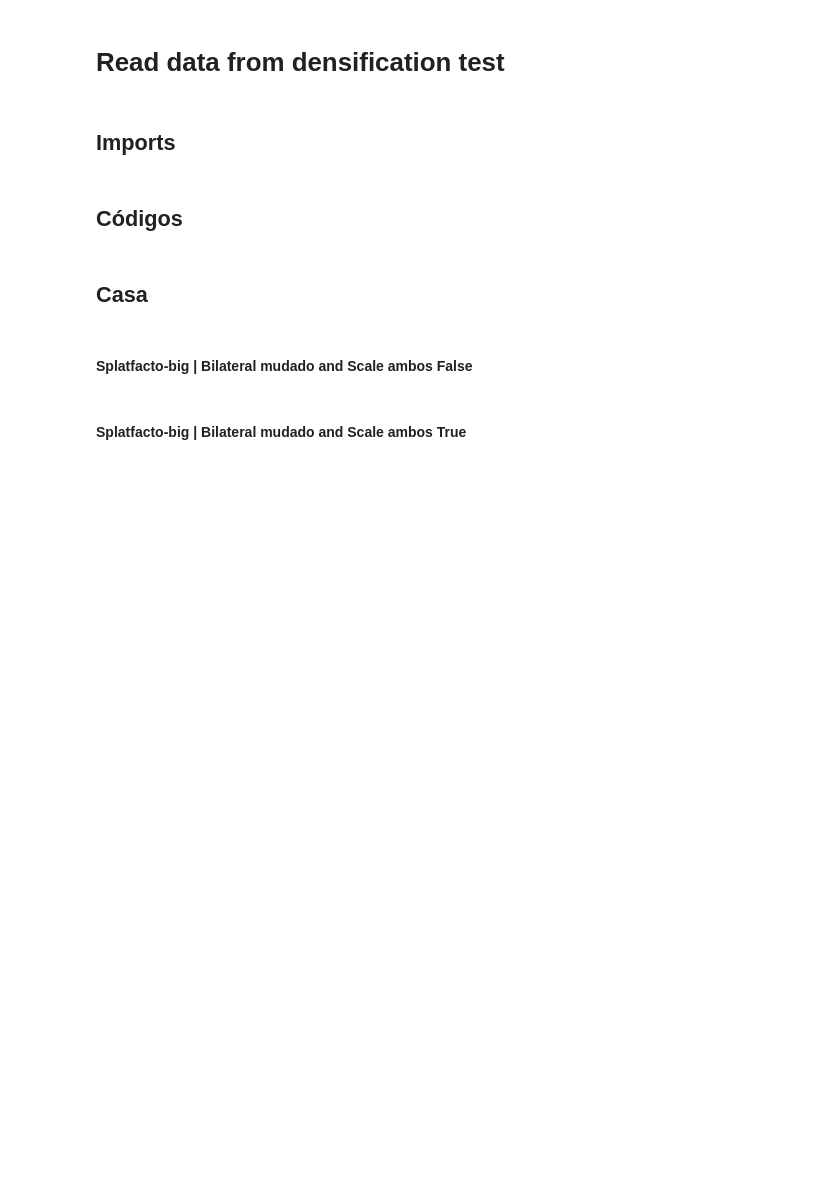
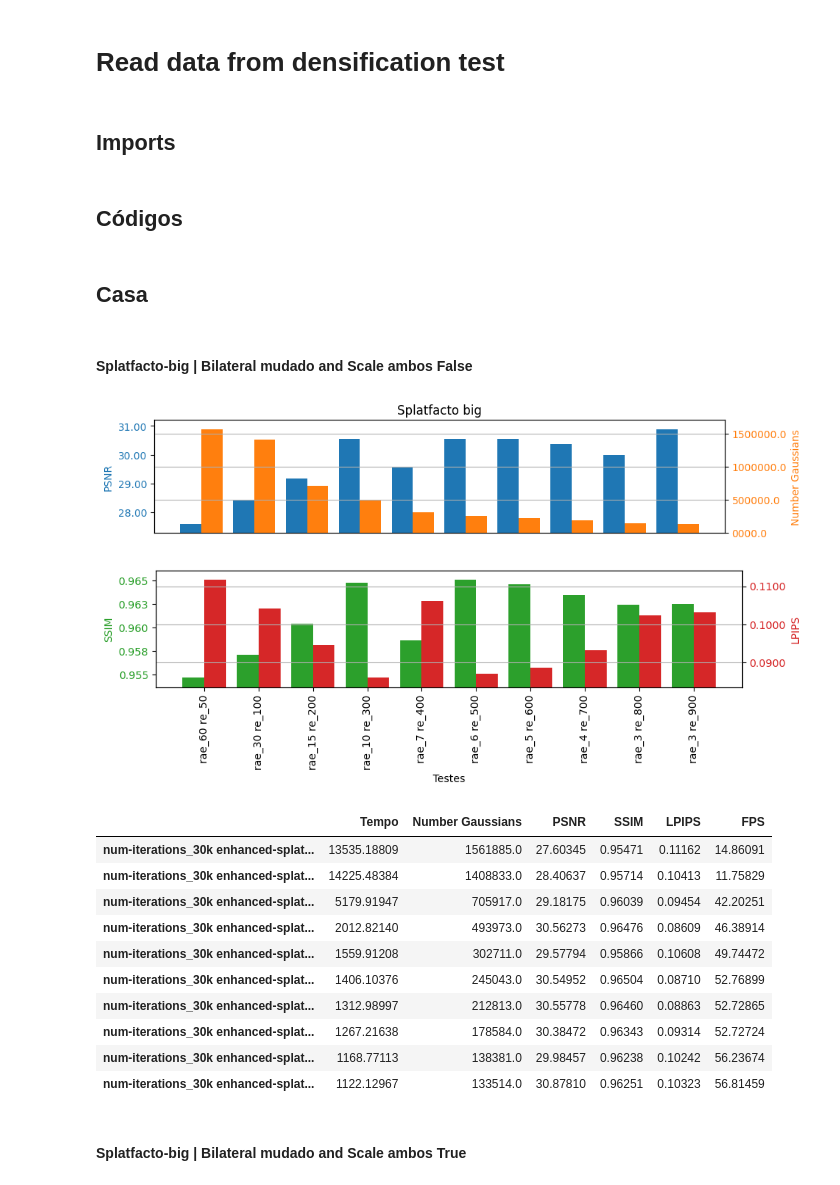
Before and after one commit to TafnesBarbosa/paper_densification, a Jupyter notebook: Resultados.ipynb, the cells around one changed output. Saved outputs shown, nothing was run; the diff lists cells and outputs as text; code cells hidden in the pictures; blank space fills up the shorter version.

```diff
--- a/Resultados.ipynb
+++ b/Resultados.ipynb
@@ -134,9 +134,23 @@ check = '30000'
 # %% [markdown]
 #### Splatfacto-big | Bilateral mudado and Scale ambos False
 # %%
-json_folder = f'/home/tafnes/Documentos/teste_casa/{dataset}_jsons/splatfacto-big bilateral_False'
+json_folder = f'/home/tafnes/Documentos/teste_densification/{dataset}_jsons/splatfacto-big bilateral_False'
 
 get_df(json_folder, es=False, title='Splatfacto big', check=check)
+# %% [output]
+[figure, added]
+[figure, added]
+|  | Tempo | Number Gaussians | PSNR | SSIM | LPIPS | FPS |
+| num-iterations_30k enhanced-splat... | 13535.18809 | 1561885.0 | 27.60345 | 0.95471 | 0.11162 | 14.86091 |
+| num-iterations_30k enhanced-splat... | 14225.48384 | 1408833.0 | 28.40637 | 0.95714 | 0.10413 | 11.75829 |
+| num-iterations_30k enhanced-splat... | 5179.91947 | 705917.0 | 29.18175 | 0.96039 | 0.09454 | 42.20251 |
+| num-iterations_30k enhanced-splat... | 2012.82140 | 493973.0 | 30.56273 | 0.96476 | 0.08609 | 46.38914 |
+| num-iterations_30k enhanced-splat... | 1559.91208 | 302711.0 | 29.57794 | 0.95866 | 0.10608 | 49.74472 |
+| num-iterations_30k enhanced-splat... | 1406.10376 | 245043.0 | 30.54952 | 0.96504 | 0.08710 | 52.76899 |
+| num-iterations_30k enhanced-splat... | 1312.98997 | 212813.0 | 30.55778 | 0.96460 | 0.08863 | 52.72865 |
+| num-iterations_30k enhanced-splat... | 1267.21638 | 178584.0 | 30.38472 | 0.96343 | 0.09314 | 52.72724 |
+| num-iterations_30k enhanced-splat... | 1168.77113 | 138381.0 | 29.98457 | 0.96238 | 0.10242 | 56.23674 |
+| num-iterations_30k enhanced-splat... | 1122.12967 | 133514.0 | 30.87810 | 0.96251 | 0.10323 | 56.81459 |
 # %% [markdown]
 #### Splatfacto-big | Bilateral mudado and Scale ambos True
 # %%
```
Also changed, not shown: parts of 8 cells of this notebook, 2 other files.
